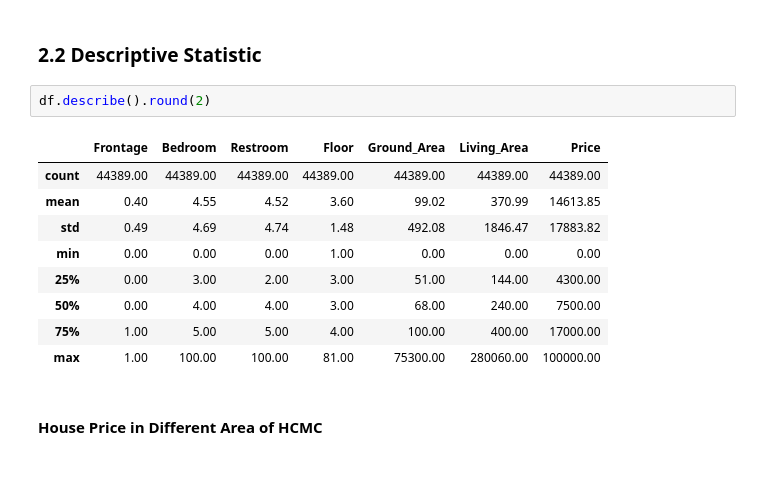
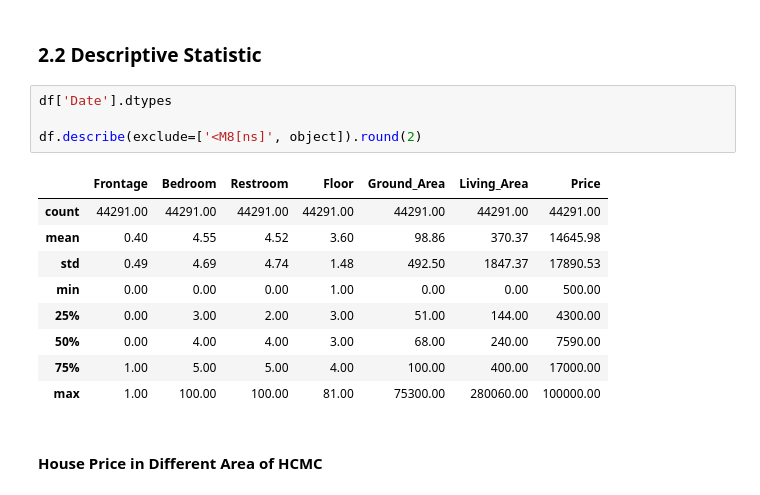
Before and after one commit to QuanLe-Chau/ADY201m_Lab_HCMC-House-Price, a Jupyter notebook: lab3_hcmc_house_data.ipynb, the cells around one changed output. Drawn from its saved outputs; the diff is of its cells as text.

```diff
--- a/lab3_hcmc_house_data.ipynb
+++ b/lab3_hcmc_house_data.ipynb
@@ -420,15 +416,17 @@ We see that even though most of the outliers (higher than one hundread billions
 # %% [markdown]
 ### 2.2 Descriptive Statistic
 # %%
-df.describe().round(2)
+df['Date'].dtypes
+
+df.describe(exclude=['<M8[ns]', object]).round(2)
 # %% [output]
 |  | Frontage | Bedroom | Restroom | Floor | Ground_Area | Living_Area | Price |
-| count | 44389.00 | 44389.00 | 44389.00 | 44389.00 | 44389.00 | 44389.00 | 44389.00 |
-| mean | 0.40 | 4.55 | 4.52 | 3.60 | 99.02 | 370.99 | 14613.85 |
-| std | 0.49 | 4.69 | 4.74 | 1.48 | 492.08 | 1846.47 | 17883.82 |
-| min | 0.00 | 0.00 | 0.00 | 1.00 | 0.00 | 0.00 | 0.00 |
+| count | 44291.00 | 44291.00 | 44291.00 | 44291.00 | 44291.00 | 44291.00 | 44291.00 |
+| mean | 0.40 | 4.55 | 4.52 | 3.60 | 98.86 | 370.37 | 14645.98 |
+| std | 0.49 | 4.69 | 4.74 | 1.48 | 492.50 | 1847.37 | 17890.53 |
+| min | 0.00 | 0.00 | 0.00 | 1.00 | 0.00 | 0.00 | 500.00 |
 | 25% | 0.00 | 3.00 | 2.00 | 3.00 | 51.00 | 144.00 | 4300.00 |
-| 50% | 0.00 | 4.00 | 4.00 | 3.00 | 68.00 | 240.00 | 7500.00 |
+| 50% | 0.00 | 4.00 | 4.00 | 3.00 | 68.00 | 240.00 | 7590.00 |
 | 75% | 1.00 | 5.00 | 5.00 | 4.00 | 100.00 | 400.00 | 17000.00 |
 | max | 1.00 | 100.00 | 100.00 | 81.00 | 75300.00 | 280060.00 | 100000.00 |
 # %% [markdown]
```
Also changed, not shown: parts of 8 cells of this notebook.
